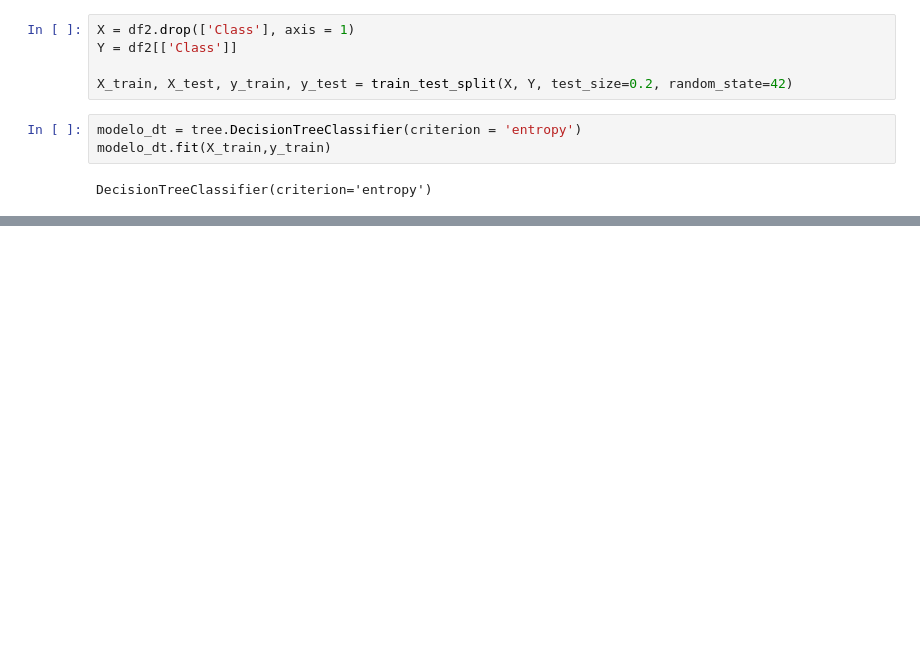
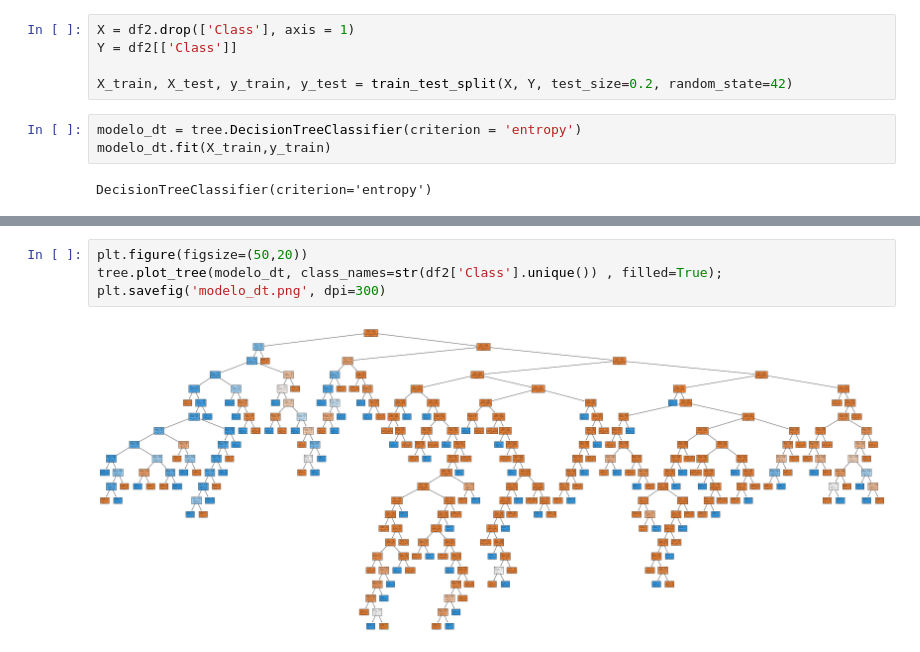
Before and after one commit to diegonogare/MachineLearning, a Jupyter notebook: 2.2-DecisionTree_FraudDetection.ipynb, the cells around one changed output, grey strips where cells are left out. Drawn from its saved outputs; the diff is of its cells as text; blank space fills up the shorter version.

Commit message:
Geração visual do resultado da árvore de decisão

```diff
--- a/2.2-DecisionTree_FraudDetection.ipynb
+++ b/2.2-DecisionTree_FraudDetection.ipynb
@@ -90 +90,7 @@ matriz_confusao_visual.plot();
 [figure]
+# %%
+plt.figure(figsize=(50,20))
+tree.plot_tree(modelo_dt, class_names=str(df2['Class'].unique()) , filled=True);
+plt.savefig('modelo_dt.png', dpi=300)
+# %% [output]
+[figure, added]
```
Also changed, not shown: parts of 3 cells of this notebook.
